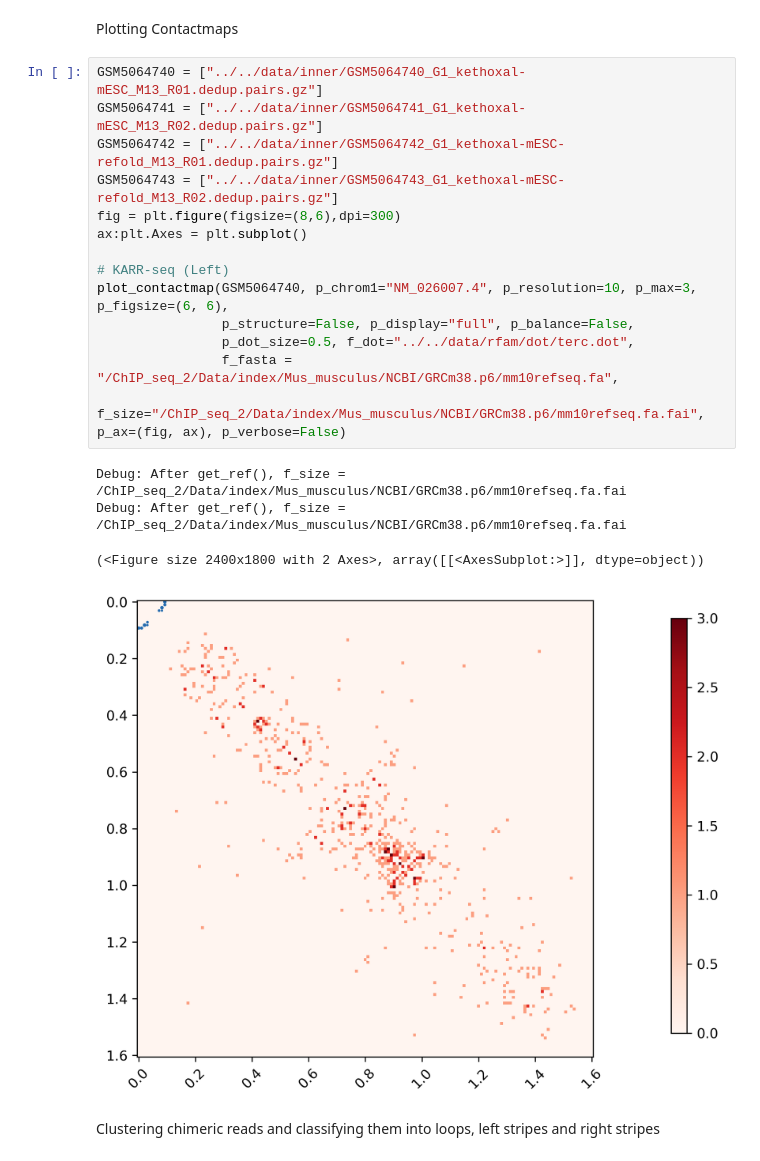
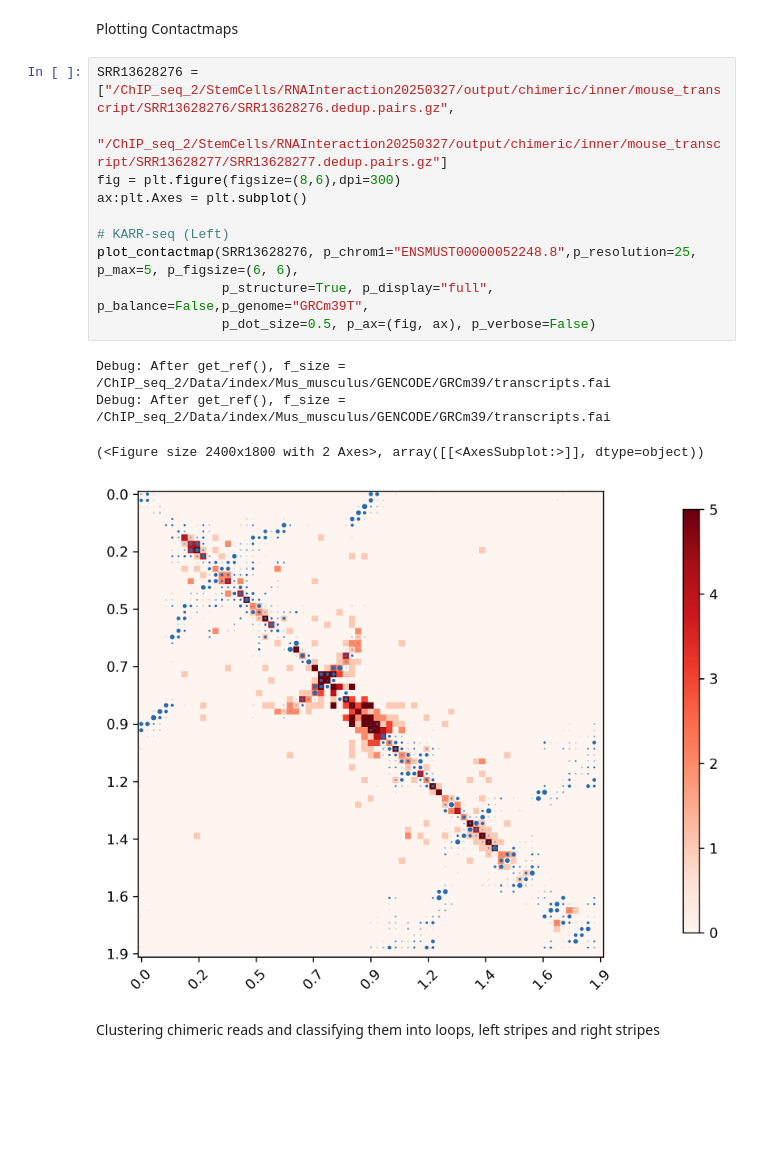
Before and after one commit to Luo-Shigan/KARRseq, a Jupyter notebook: run.ipynb, the cells around one changed output. Saved outputs shown, nothing was run; the diff lists cells and outputs as text; blank space fills up the shorter version.

```diff
--- a/run.ipynb
+++ b/run.ipynb
@@ -9,24 +9,20 @@ from visualize.utils_contactmap import plot_contactmap, plot_diffmap, plot_conta
 # %% [markdown]
 Plotting Contactmaps
 # %%
-GSM5064740 = ["../../data/inner/GSM5064740_G1_kethoxal-mESC_M13_R01.dedup.pairs.gz"]
-GSM5064741 = ["../../data/inner/GSM5064741_G1_kethoxal-mESC_M13_R02.dedup.pairs.gz"]
-GSM5064742 = ["../../data/inner/GSM5064742_G1_kethoxal-mESC-refold_M13_R01.dedup.pairs.gz"]
-GSM5064743 = ["../../data/inner/GSM5064743_G1_kethoxal-mESC-refold_M13_R02.dedup.pairs.gz"]
+SRR13628276 = ["/ChIP_seq_2/StemCells/RNAInteraction20250327/output/chimeric/inner/mouse_transcript/SRR13628276/SRR13628276.dedup.pairs.gz",
+               "/ChIP_seq_2/StemCells/RNAInteraction20250327/output/chimeric/inner/mouse_transcript/SRR13628277/SRR13628277.dedup.pairs.gz"]
 fig = plt.figure(figsize=(8,6),dpi=300)
 ax:plt.Axes = plt.subplot()
 
 # KARR-seq (Left)
-plot_contactmap(GSM5064740, p_chrom1="NM_026007.4", p_resolution=10, p_max=3, p_figsize=(6, 6),
-                p_structure=False, p_display="full", p_balance=False,
-                p_dot_size=0.5, f_dot="../../data/rfam/dot/terc.dot",
-                f_fasta = "/ChIP_seq_2/Data/index/Mus_musculus/NCBI/GRCm38.p6/mm10refseq.fa",
-                f_size="/ChIP_seq_2/Data/index/Mus_musculus/NCBI/GRCm38.p6/mm10refseq.fa.fai", p_ax=(fig, ax), p_verbose=False)
+plot_contactmap(SRR13628276, p_chrom1="ENSMUST00000052248.8",p_resolution=25, p_max=5, p_figsize=(6, 6),
+                p_structure=True, p_display="full", p_balance=False,p_genome="GRCm39T",
+                p_dot_size=0.5, p_ax=(fig, ax), p_verbose=False)
 # %% [output]
-Debug: After get_ref(), f_size = /ChIP_seq_2/Data/index/Mus_musculus/NCBI/GRCm38.p6/mm10refseq.fa.fai
-Debug: After get_ref(), f_size = /ChIP_seq_2/Data/index/Mus_musculus/NCBI/GRCm38.p6/mm10refseq.fa.fai
+Debug: After get_ref(), f_size = /ChIP_seq_2/Data/index/Mus_musculus/GENCODE/GRCm39/transcripts.fai
+Debug: After get_ref(), f_size = /ChIP_seq_2/Data/index/Mus_musculus/GENCODE/GRCm39/transcripts.fai
 (<Figure size 2400x1800 with 2 Axes>, array([[<AxesSubplot:>]], dtype=object))
-[figure, old version]
+[figure, new version]
 # %% [markdown]
 Clustering chimeric reads and classifying them into loops, left stripes and right stripes
 # %%
```
Also changed, not shown: parts of 5 cells of this notebook, 10 other files.
